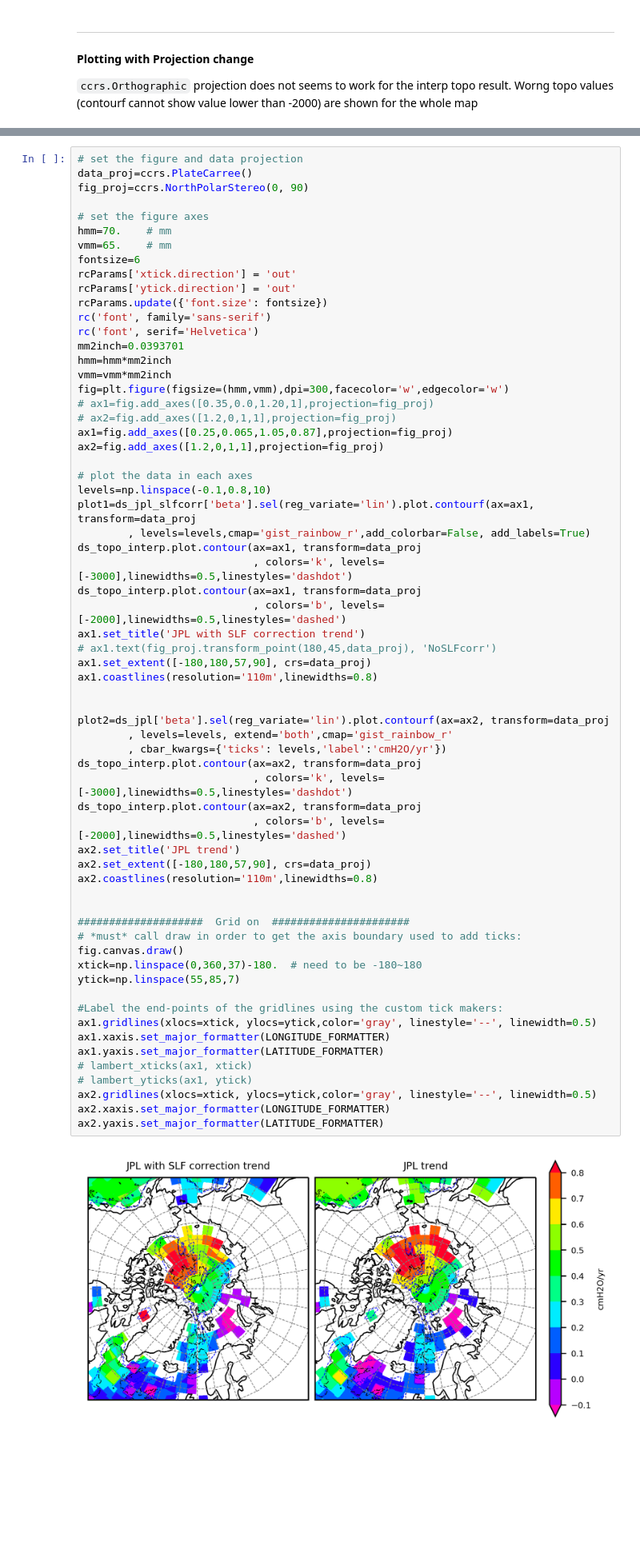
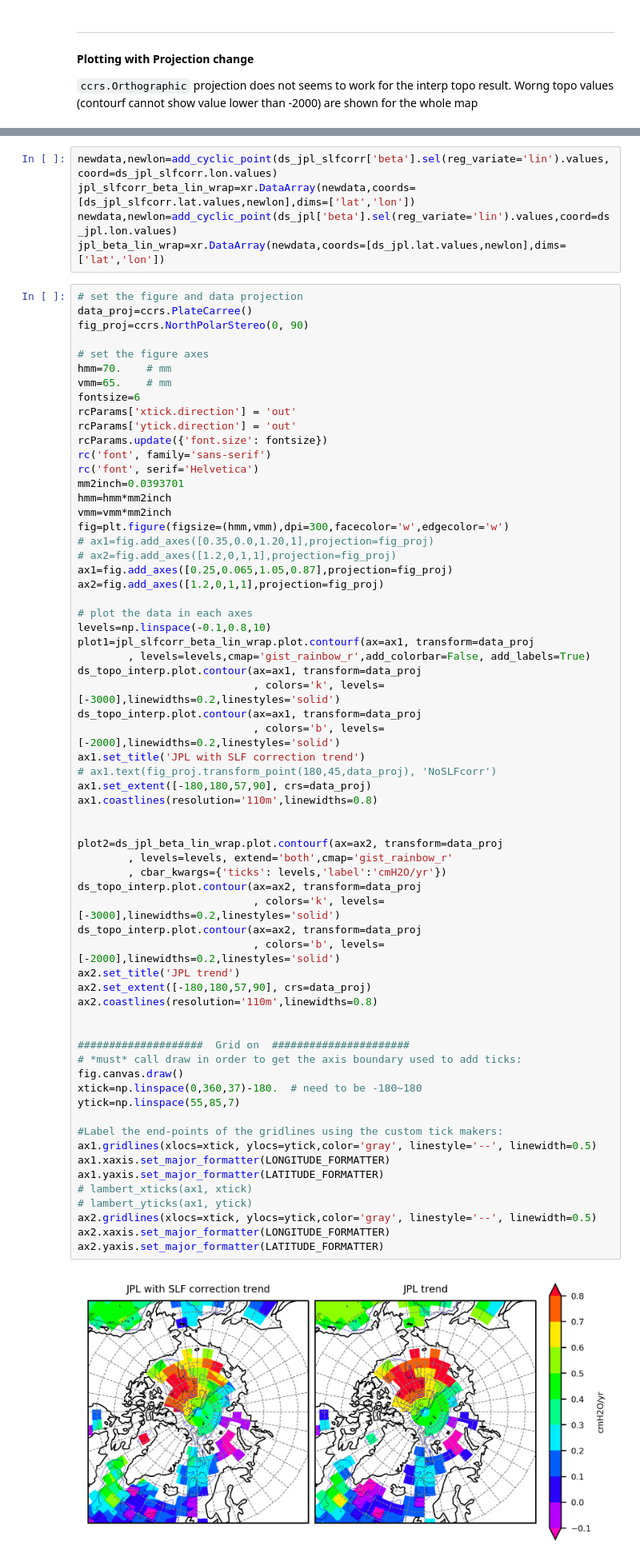
Before and after one commit to chiaweh2/arctic_ocean, a Jupyter notebook: arctic_topo.ipynb, the cells around one changed output, grey strips where cells are left out. Shown at 80% size. Cells and saved outputs as stored; diff of their text form; blank space fills up the shorter version.

```diff
--- a/arctic_topo.ipynb
+++ b/arctic_topo.ipynb
@@ -138,3 +143,8 @@ ax2.coastlines(resolution='110m',linewidths=0.3)
+# %%
+newdata,newlon=add_cyclic_point(ds_jpl_slfcorr['beta'].sel(reg_variate='lin').values,coord=ds_jpl_slfcorr.lon.values)
+jpl_slfcorr_beta_lin_wrap=xr.DataArray(newdata,coords=[ds_jpl_slfcorr.lat.values,newlon],dims=['lat','lon'])
+newdata,newlon=add_cyclic_point(ds_jpl['beta'].sel(reg_variate='lin').values,coord=ds_jpl.lon.values)
+jpl_beta_lin_wrap=xr.DataArray(newdata,coords=[ds_jpl.lat.values,newlon],dims=['lat','lon'])
 # %%
 # set the figure and data projection
 data_proj=ccrs.PlateCarree()
@@ -160,47 +170,47 @@ ax2=fig.add_axes([1.2,0,1,1],projection=fig_proj)
 
 # plot the data in each axes
 levels=np.linspace(-0.1,0.8,10)
-plot1=ds_jpl_slfcorr['beta'].sel(reg_variate='lin').plot.contourf(ax=ax1, transform=data_proj
+plot1=jpl_slfcorr_beta_lin_wrap.plot.contourf(ax=ax1, transform=data_proj
         , levels=levels,cmap='gist_rainbow_r',add_colorbar=False, add_labels=True)
 ds_topo_interp.plot.contour(ax=ax1, transform=data_proj
-                            , colors='k', levels=[-3000],linewidths=0.5,linestyles='dashdot')
+                            , colors='k', levels=[-3000],linewidths=0.2,linestyles='solid')
 ds_topo_interp.plot.contour(ax=ax1, transform=data_proj
-                            , colors='b', levels=[-2000],linewidths=0.5,linestyles='dashed')
+                            , colors='b', levels=[-2000],linewidths=0.2,linestyles='solid')
 ax1.set_title('JPL with SLF correction trend')
 # ax1.text(fig_proj.transform_point(180,45,data_proj), 'NoSLFcorr')
 ax1.set_extent([-180,180,57,90], crs=data_proj)
 ax1.coastlines(resolution='110m',linewidths=0.8)
 
 
-plot2=ds_jpl['beta'].sel(reg_variate='lin').plot.contourf(ax=ax2, transform=data_proj
+plot2=ds_jpl_beta_lin_wrap.plot.contourf(ax=ax2, transform=data_proj
         , levels=levels, extend='both',cmap='gist_rainbow_r'
         , cbar_kwargs={'ticks': levels,'label':'cmH2O/yr'})
 ds_topo_interp.plot.contour(ax=ax2, transform=data_proj
-                            , colors='k', levels=[-3000],linewidths=0.5,linestyles='dashdot')
+                            , colors='k', levels=[-3000],linewidths=0.2,linestyles='solid')
 ds_topo_interp.plot.contour(ax=ax2, transform=data_proj
-                            , colors='b', levels=[-2000],linewidths=0.5,linestyles='dashed')
+                            , colors='b', levels=[-2000],linewidths=0.2,linestyles='solid')
 ax2.set_title('JPL trend')
 ax2.set_extent([-180,180,57,90], crs=data_proj)
 ax2.coastlines(resolution='110m',linewidths=0.8)
 
 
 ####################  Grid on  ######################
 # *must* call draw in order to get the axis boundary used to add ticks:
 fig.canvas.draw()
 xtick=np.linspace(0,360,37)-180.  # need to be -180~180
 ytick=np.linspace(55,85,7)
 
 #Label the end-points of the gridlines using the custom tick makers:
 ax1.gridlines(xlocs=xtick, ylocs=ytick,color='gray', linestyle='--', linewidth=0.5)
 ax1.xaxis.set_major_formatter(LONGITUDE_FORMATTER)
 ax1.yaxis.set_major_formatter(LATITUDE_FORMATTER)
 # lambert_xticks(ax1, xtick)
 # lambert_yticks(ax1, ytick)
 ax2.gridlines(xlocs=xtick, ylocs=ytick,color='gray', linestyle='--', linewidth=0.5)
 ax2.xaxis.set_major_formatter(LONGITUDE_FORMATTER)
 ax2.yaxis.set_major_formatter(LATITUDE_FORMATTER)
 # %% [output]
-[figure, old version]
+[figure, new version]
 # %%
 # export the figure
 fig.savefig('./figures/arctic_topo_overlap_omass.pdf', dpi=300, facecolor='w', edgecolor='w',
```
Also changed, not shown: parts of 6 cells of this notebook.
